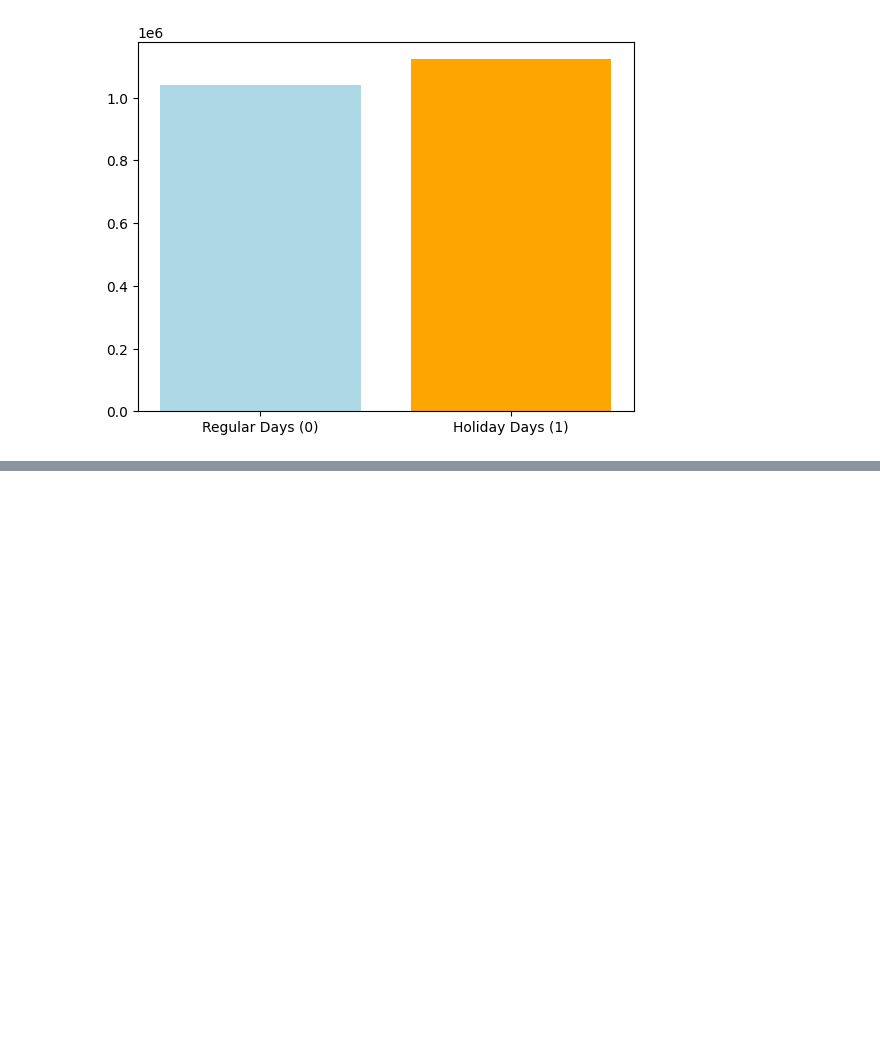
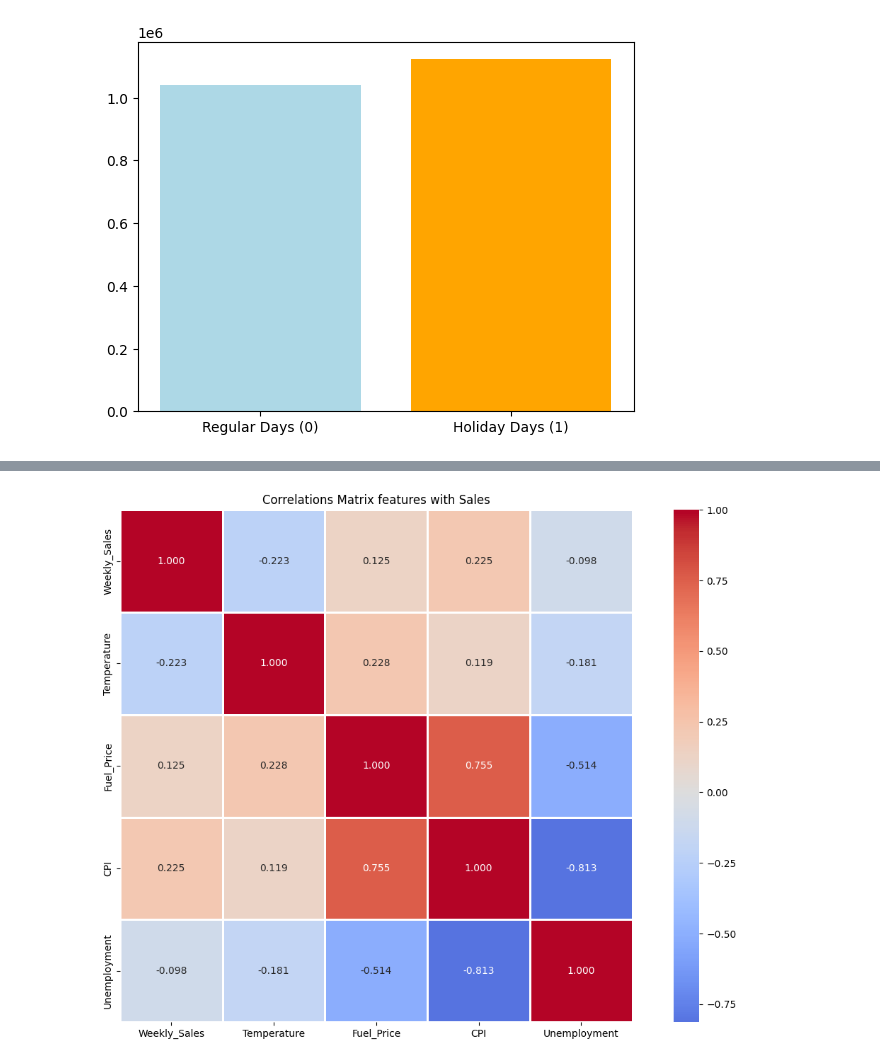
Before and after one commit to Siyalkamble/35-ml-projects, a Jupyter notebook: project 6 Data Visualizer (Matplotlib)/Data Visualizer (Matplotlib).ipynb, the cells around one changed output, grey strips where cells are left out. Drawn from its saved outputs; the diff is of its cells as text; code cells hidden in the pictures; blank space fills up the shorter version.

```diff
--- a/project 6 Data Visualizer (Matplotlib)/Data Visualizer (Matplotlib).ipynb
+++ b/project 6 Data Visualizer (Matplotlib)/Data Visualizer (Matplotlib).ipynb
@@ -180,0 +184,16 @@ plt.grid(True)
+# %%
+features = store1[["Weekly_Sales",'Temperature', 'Fuel_Price', 'CPI', 'Unemployment']]
+corr_matrix = features.corr()
+plt.figure(figsize = (12,8))
+sns.heatmap(corr_matrix,
+            annot = True, # show numbers
+            cmap = "coolwarm",# color code
+            center = 0,# white = zero corr
+            square = True,# rec-> squ
+            fmt = '.3f',#  decimal to 3
+            linewidths = 1) # box gap
+plt.title("Correlations Matrix features with Sales")
+plt.tight_layout()
+plt.savefig("Correlation Matrix features.png")
+# %% [output]
+[figure, added]
```
Also changed, not shown: parts of 6 cells of this notebook, 1 other file.
